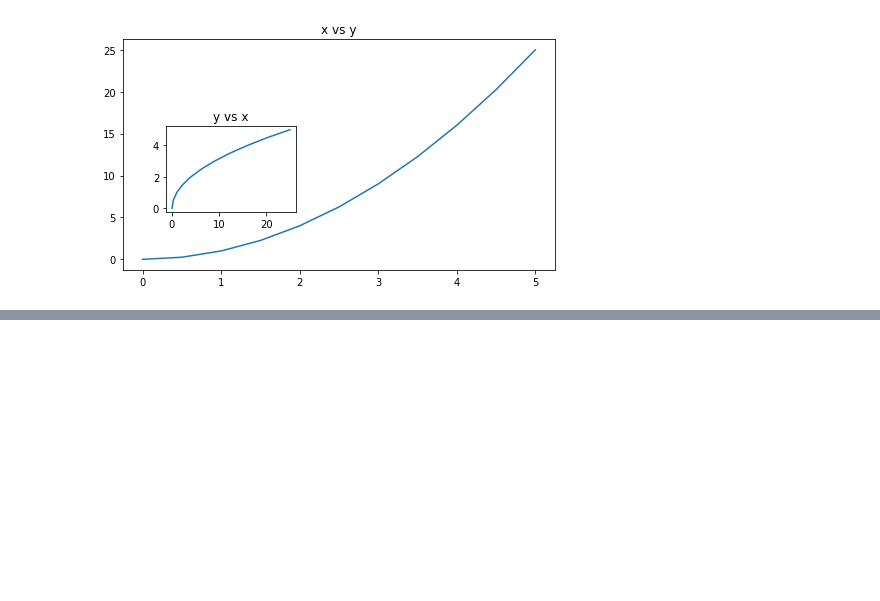
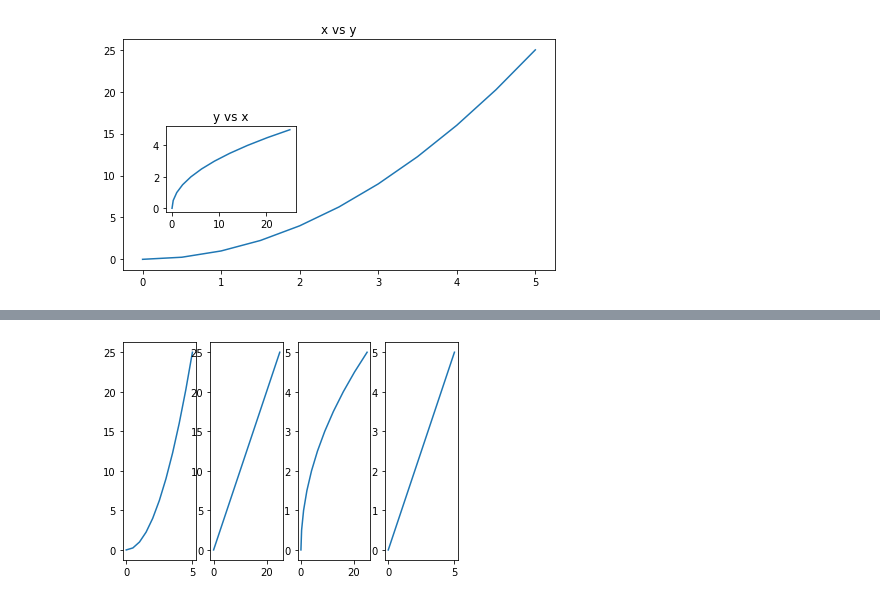
Before and after one commit to kamelCased/learningDataScience, a Jupyter notebook: MatPlotLib.ipynb, the cells around one changed output, grey strips where cells are left out. Drawn from its saved outputs; the diff is of its cells as text; code cells hidden in the pictures; blank space fills up the shorter version.

```diff
--- a/MatPlotLib.ipynb
+++ b/MatPlotLib.ipynb
@@ -132,0 +163,16 @@ Text(0.5, 1.0, 'y vs x')
+# %%
+# you can also iterate through the axes
+
+# axis data
+x = [np.linspace(0,5,11), np.linspace(0,5,11) ** 2, np.linspace(0,5,11) ** 2, np.linspace(0,5,11), np.linspace(0,5,11)]
+
+# 1. Create a  canvas with 2rowsx2cols subplots
+fig,axes = plt.subplots(nrows=1,ncols=4)
+
+# 2. Iterate through the axes list to plot on the specific subplot
+i = 0
+for axis in axes:
+    axis.plot(x[i],x[i+1])
+    i += 1
+# %% [output]
+[figure, added]
```
Also changed, not shown: parts of 18 cells of this notebook, 1 other file.
